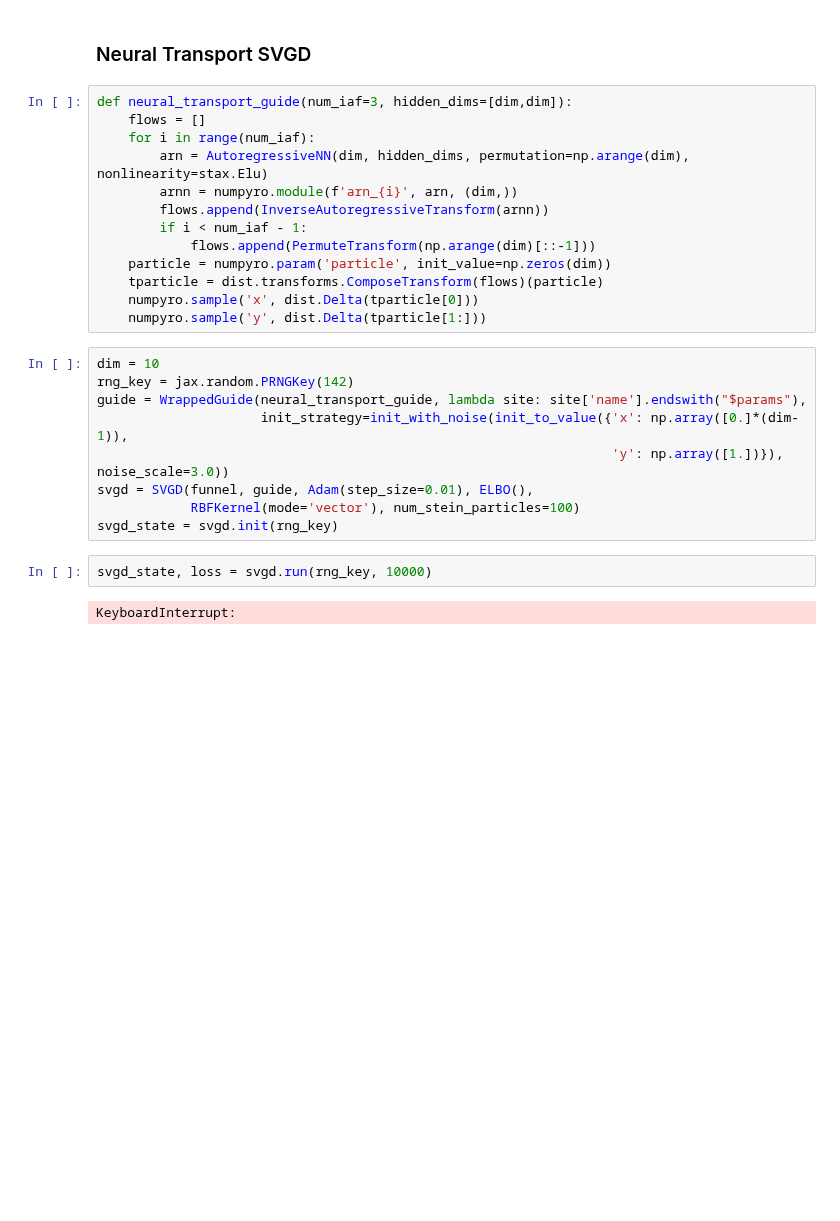
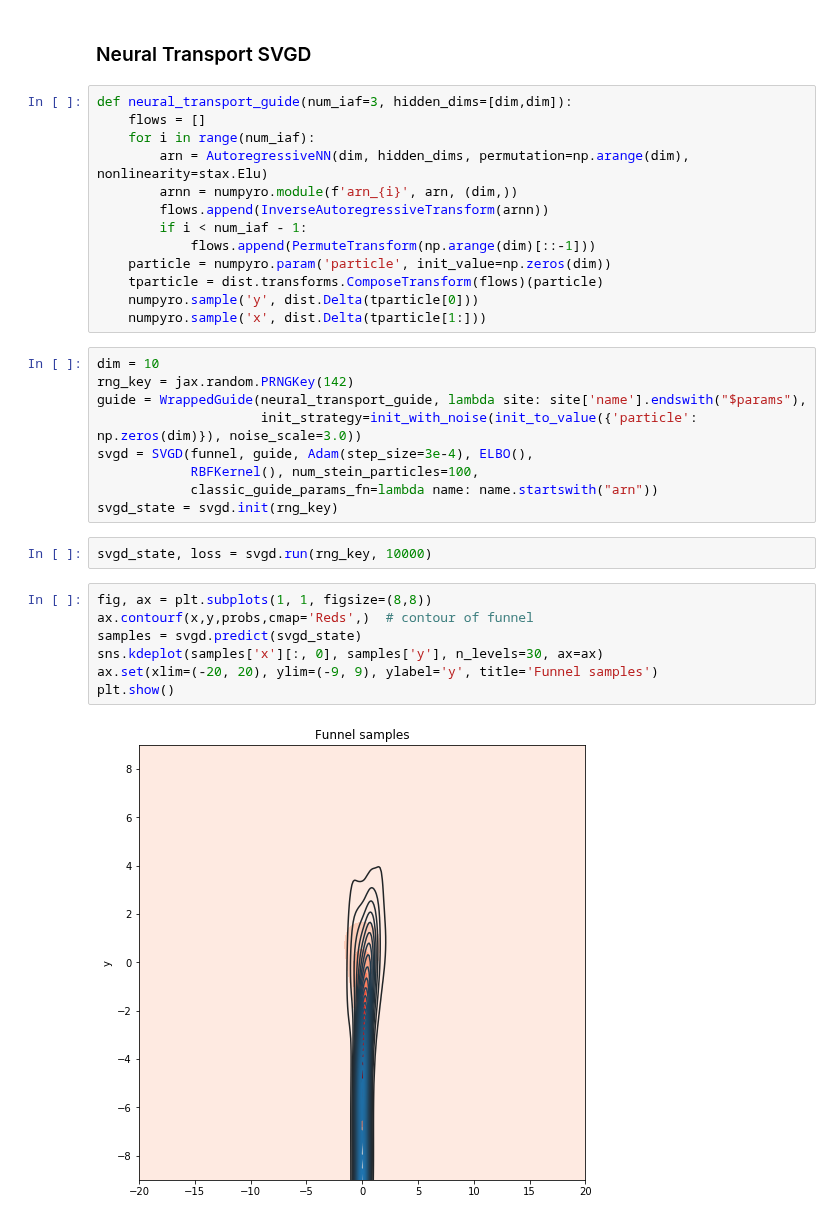
Before and after one commit to pyro-ppl/numpyro, a Jupyter notebook: examples/stein_vi/neutra.ipynb, the cells around one changed output. Drawn from its saved outputs; the diff is of its cells as text; blank space fills up the shorter version.

Commit message:
Neal's funnel with NeuTra (although funky looking results)

```diff
--- a/examples/stein_vi/neutra.ipynb
+++ b/examples/stein_vi/neutra.ipynb
@@ -182,18 +182,25 @@ def neural_transport_guide(num_iaf=3, hidden_dims=[dim,dim]):
             flows.append(PermuteTransform(np.arange(dim)[::-1]))
     particle = numpyro.param('particle', init_value=np.zeros(dim))
     tparticle = dist.transforms.ComposeTransform(flows)(particle)
-    numpyro.sample('x', dist.Delta(tparticle[0]))
-    numpyro.sample('y', dist.Delta(tparticle[1:]))
+    numpyro.sample('y', dist.Delta(tparticle[0]))
+    numpyro.sample('x', dist.Delta(tparticle[1:]))
 # %%
 dim = 10
 rng_key = jax.random.PRNGKey(142)
 guide = WrappedGuide(neural_transport_guide, lambda site: site['name'].endswith("$params"),
-                     init_strategy=init_with_noise(init_to_value({'x': np.array([0.]*(dim-1)),
-                                                                  'y': np.array([1.])}), noise_scale=3.0))
-svgd = SVGD(funnel, guide, Adam(step_size=0.01), ELBO(),
-            RBFKernel(mode='vector'), num_stein_particles=100)
+                     init_strategy=init_with_noise(init_to_value({'particle': np.zeros(dim)}), noise_scale=3.0))
+svgd = SVGD(funnel, guide, Adam(step_size=3e-4), ELBO(),
+            RBFKernel(), num_stein_particles=100,
+            classic_guide_params_fn=lambda name: name.startswith("arn"))
 svgd_state = svgd.init(rng_key)
 # %%
 svgd_state, loss = svgd.run(rng_key, 10000)
-# %% [output]
-KeyboardInterrupt:
+# %%
+fig, ax = plt.subplots(1, 1, figsize=(8,8))
+ax.contourf(x,y,probs,cmap='Reds',)  # contour of funnel
+samples = svgd.predict(svgd_state)
+sns.kdeplot(samples['x'][:, 0], samples['y'], n_levels=30, ax=ax)
+ax.set(xlim=(-20, 20), ylim=(-9, 9), ylabel='y', title='Funnel samples')
+plt.show()
+# %% [output]
+[figure, added]
```
Also changed, not shown: parts of 1 cell of this notebook.
